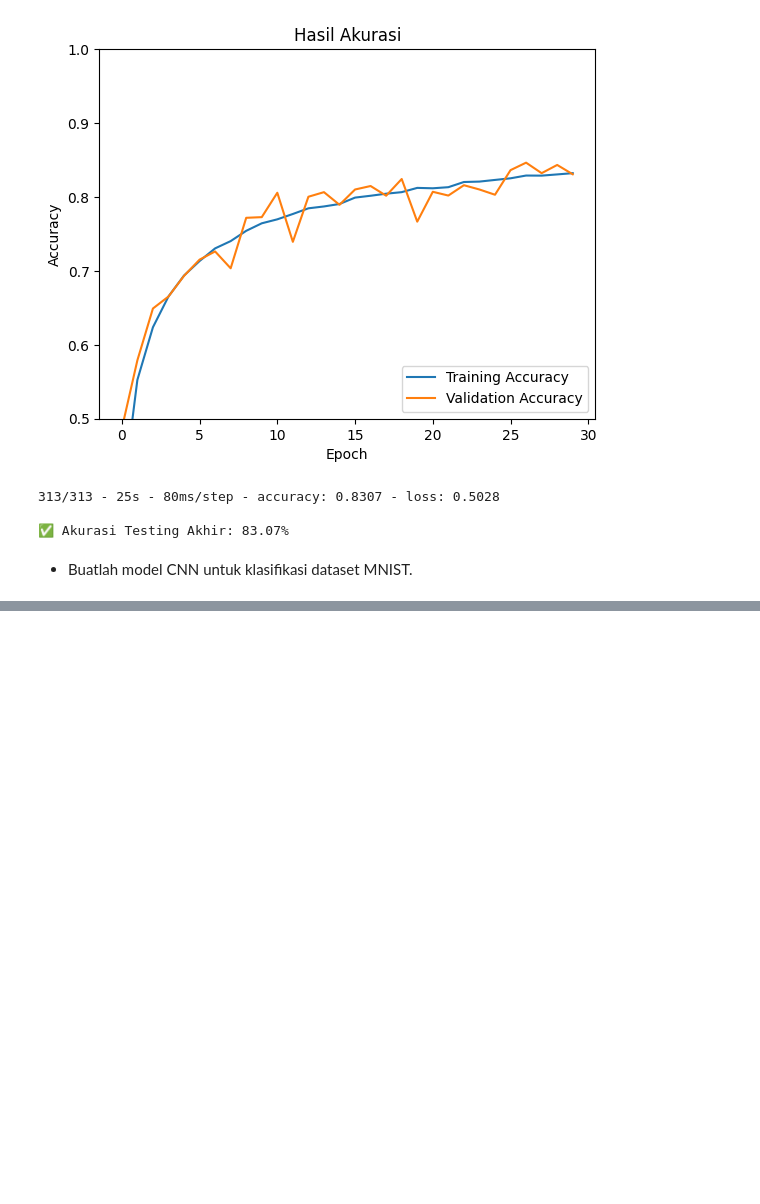
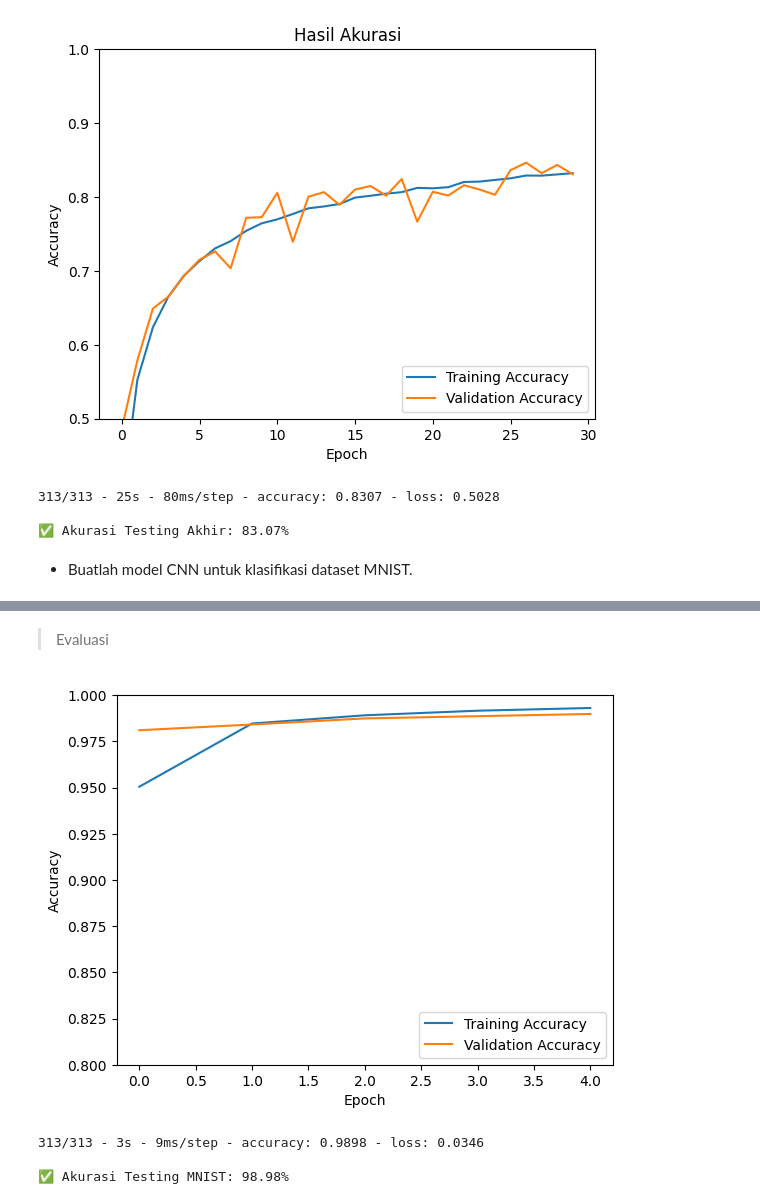
Before and after one commit to a6iyyu/MachineLearning_3F_23, a Jupyter notebook: JS14/TG1_2_3_JS14.ipynb, the cells around one changed output, grey strips where cells are left out. Cells and saved outputs as stored; diff of their text form; code cells hidden in the pictures; blank space fills up the shorter version.

Commit message:
Alhamdulillah kelar training dan menyelesaikan JS 14 :D

```diff
--- a/JS14/TG1_2_3_JS14.ipynb
+++ b/JS14/TG1_2_3_JS14.ipynb
@@ -430,0 +452,22 @@ print(f"\n✅ Akurasi Testing Akhir: {accuracy*100:.2f}%")
+# %%
+model = models.Sequential()
+
+# Layer Konvolusi 1
+# Input shape disesuaikan dengan (28, 28, 1)
+model.add(layers.Conv2D(32, (3, 3), activation='relu', input_shape=(28, 28, 1)))
+model.add(layers.MaxPooling2D((2, 2)))
+
+# Layer Konvolusi 2
+model.add(layers.Conv2D(64, (3, 3), activation='relu'))
+model.add(layers.MaxPooling2D((2, 2)))
+
+# Layer Konvolusi 3
+model.add(layers.Conv2D(64, (3, 3), activation='relu'))
+
+# Flatten & Fully Connected Layer
+model.add(layers.Flatten())
+model.add(layers.Dense(64, activation='relu'))
+model.add(layers.Dense(10, activation='softmax')) # 10 Output (Angka 0-9)
+
+# Tampilkan ringkasan model
+model.summary()
@@ -430,0 +500,6 @@ print(f"\n✅ Akurasi Testing Akhir: {accuracy*100:.2f}%")
+# %%
+model.compile(optimizer='adam', loss='sparse_categorical_crossentropy', metrics=['accuracy'])
+
+# MNIST sangat mudah dipelajari, 5-10 epoch biasanya sudah cukup
+print("\nMulai Training MNIST...")
+history = model.fit(train_images, train_labels, epochs=5,  validation_data=(test_images, test_labels))
@@ -430,0 +518,20 @@ print(f"\n✅ Akurasi Testing Akhir: {accuracy*100:.2f}%")
+# %% [markdown]
+> Evaluasi
+# %%
+# Plot Akurasi
+plt.plot(history.history['accuracy'], label='Training Accuracy')
+plt.plot(history.history['val_accuracy'], label = 'Validation Accuracy')
+plt.xlabel('Epoch')
+plt.ylabel('Accuracy')
+plt.ylim([0.8, 1]) # Fokus grafik di area akurasi tinggi
+plt.legend(loc='lower right')
+plt.show()
+
+# Cetak hasil akhir
+test_loss, test_acc = model.evaluate(test_images,  test_labels, verbose=2)
+print(f"\n✅ Akurasi Testing MNIST: {test_acc*100:.2f}%")
+# %% [output]
+[figure, added]
+313/313 - 3s - 9ms/step - accuracy: 0.9898 - loss: 0.0346
+
+✅ Akurasi Testing MNIST: 98.98%
```
Also changed, not shown: parts of 7 cells of this notebook.
